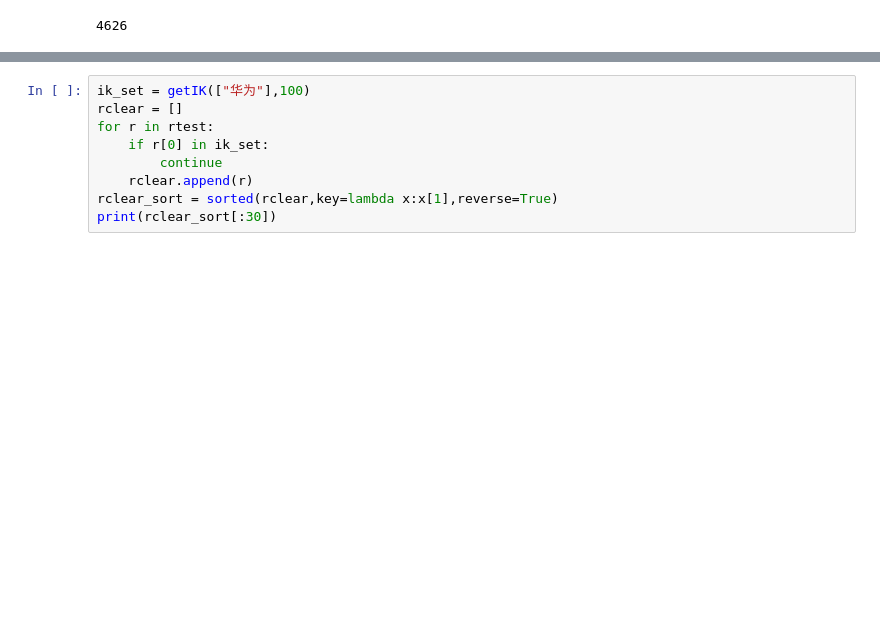
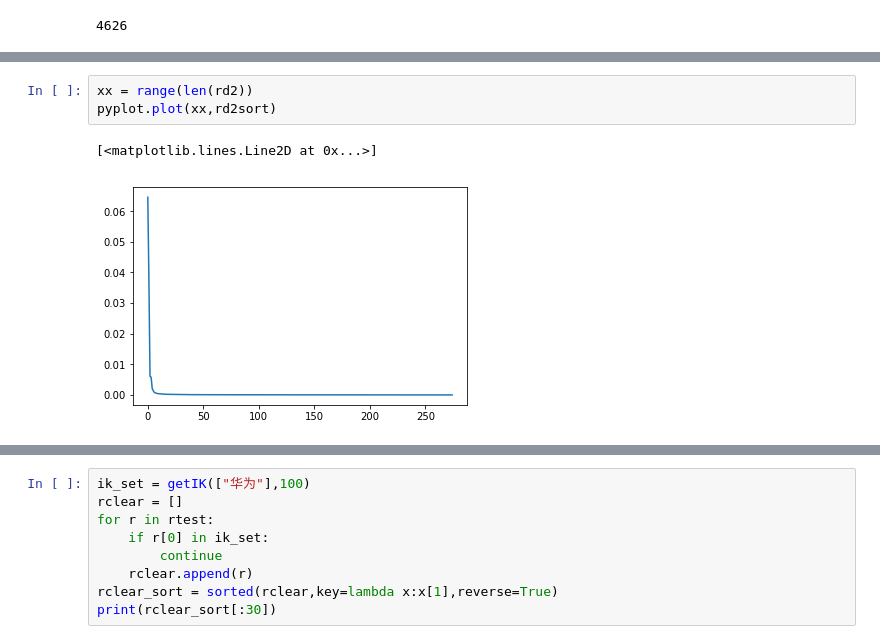
Before and after one commit to voidliududu/compKey, a Jupyter notebook: dataprocess.ipynb, the cells around one changed output, grey strips where cells are left out. Cells and saved outputs as stored; diff of their text form; blank space fills up the shorter version.

```diff
--- a/dataprocess.ipynb
+++ b/dataprocess.ipynb
@@ -520,0 +551,6 @@ print(len(rtest))
+# %%
+xx = range(len(rd2))
+pyplot.plot(xx,rd2sort)
+# %% [output]
+[<matplotlib.lines.Line2D at 0x...>]
+[figure, added]
```
Also changed, not shown: parts of 32 cells of this notebook.
